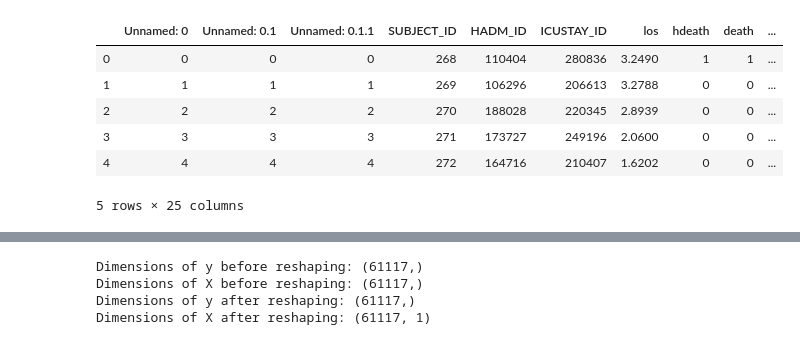
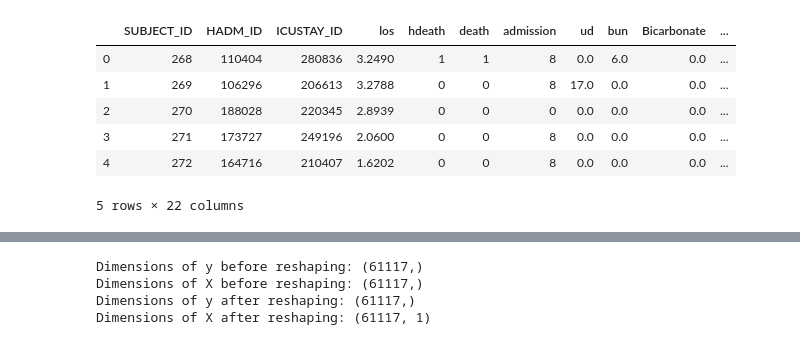
Before and after one commit to abebual/Clinical-Deterioration-Prediction-Model--Logistic-Regression, a Jupyter notebook: Clinical Deterioration Prediction Model - Logistic Regression.ipynb, the cells around one changed output, grey strips where cells are left out. Drawn from its saved outputs; the diff is of its cells as text; code cells hidden in the pictures.

```diff
--- a/Clinical Deterioration Prediction Model - Logistic Regression.ipynb
+++ b/Clinical Deterioration Prediction Model - Logistic Regression.ipynb
@@ -26,14 +27,14 @@ os.chdir("C://Users/abebu/Google Drive/mimic-iii-clinical-database-1.4")
 # %% [output]
 [interactive output not drawn]
 # %%
-saps = pd.read_csv("saps_ts.csv", )
+saps = pd.read_csv("saps_ts.csv", header=0, index_col=0)
 saps.head()
 # %% [output]
 [interactive output not drawn]
-|  | Unnamed: 0 | Unnamed: 0.1 | Unnamed: 0.1.1 | SUBJECT_ID | HADM_ID | ICUSTAY_ID | los | hdeath | death | ... |
-| 0 | 0 | 0 | 0 | 268 | 110404 | 280836 | 3.2490 | 1 | 1 | ... |
-| 1 | 1 | 1 | 1 | 269 | 106296 | 206613 | 3.2788 | 0 | 0 | ... |
-| 2 | 2 | 2 | 2 | 270 | 188028 | 220345 | 2.8939 | 0 | 0 | ... |
-| 3 | 3 | 3 | 3 | 271 | 173727 | 249196 | 2.0600 | 0 | 0 | ... |
-| 4 | 4 | 4 | 4 | 272 | 164716 | 210407 | 1.6202 | 0 | 0 | ... |
+|  | SUBJECT_ID | HADM_ID | ICUSTAY_ID | los | hdeath | death | admission | ud | bun | Bicarbonate | ... |
+| 0 | 268 | 110404 | 280836 | 3.2490 | 1 | 1 | 8 | 0.0 | 6.0 | 0.0 | ... |
+| 1 | 269 | 106296 | 206613 | 3.2788 | 0 | 0 | 8 | 17.0 | 0.0 | 0.0 | ... |
+| 2 | 270 | 188028 | 220345 | 2.8939 | 0 | 0 | 0 | 0.0 | 0.0 | 0.0 | ... |
+| 3 | 271 | 173727 | 249196 | 2.0600 | 0 | 0 | 8 | 0.0 | 0.0 | 0.0 | ... |
+| 4 | 272 | 164716 | 210407 | 1.6202 | 0 | 0 | 8 | 0.0 | 0.0 | 0.0 | ... |
-5 rows × 25 columns
+5 rows × 22 columns
```
Also changed, not shown: parts of 39 cells of this notebook.
